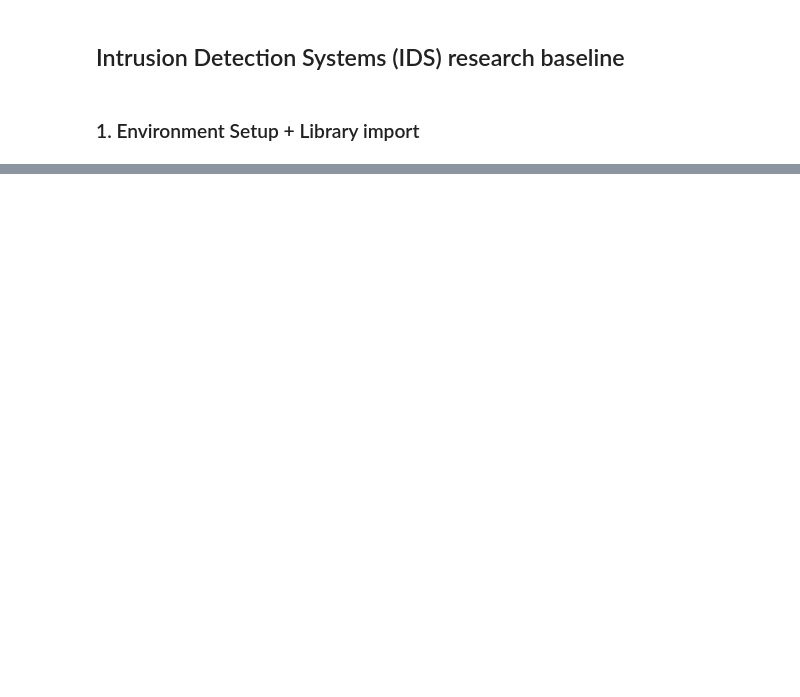
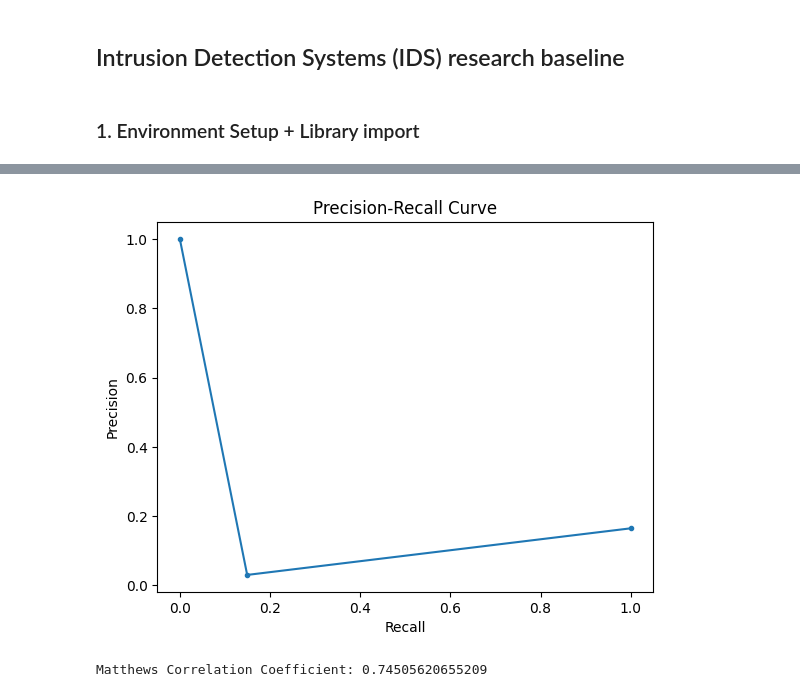
Before and after one commit to HarryTran2811/SDN_IoT_IDS, a Jupyter notebook: code/notebooks/baseline.ipynb, the cells around one changed output, grey strips where cells are left out. Drawn from its saved outputs; the diff is of its cells as text; code cells hidden in the pictures; blank space fills up the shorter version.

```diff
--- a/code/notebooks/baseline.ipynb
+++ b/code/notebooks/baseline.ipynb
@@ -20,0 +198,3 @@ ValueError: numpy.dtype size changed, may indicate binary incompatibility. Expec
+# %%
+# Load model
+model = joblib.load('models/ensemble_model.pkl')
@@ -20,0 +219,23 @@ ValueError: numpy.dtype size changed, may indicate binary incompatibility. Expec
+# %%
+from sklearn.model_selection import cross_val_score, StratifiedKFold
+from sklearn.metrics import precision_recall_curve, matthews_corrcoef
+
+# Stratified k-fold cross-validation
+skf = StratifiedKFold(n_splits=5)
+cross_val_scores = cross_val_score(model, X_train, y_train, cv=skf, scoring='accuracy')
+
+# Precision-Recall AUC specifying pos_label
+precision, recall, _ = precision_recall_curve(y_test, y_pred, pos_label=-1.0)
+
+plt.plot(recall, precision, marker='.')
+plt.xlabel('Recall')
+plt.ylabel('Precision')
+plt.title('Precision-Recall Curve')
+plt.show()
+
+# Matthews Correlation Coefficient
+mcc = matthews_corrcoef(y_test, y_pred)
+print(f"Matthews Correlation Coefficient: {mcc}")
+# %% [output]
+[figure, added]
+Matthews Correlation Coefficient: 0.74505620655209
```
Also changed, not shown: parts of 28 cells of this notebook, 3 other files.
